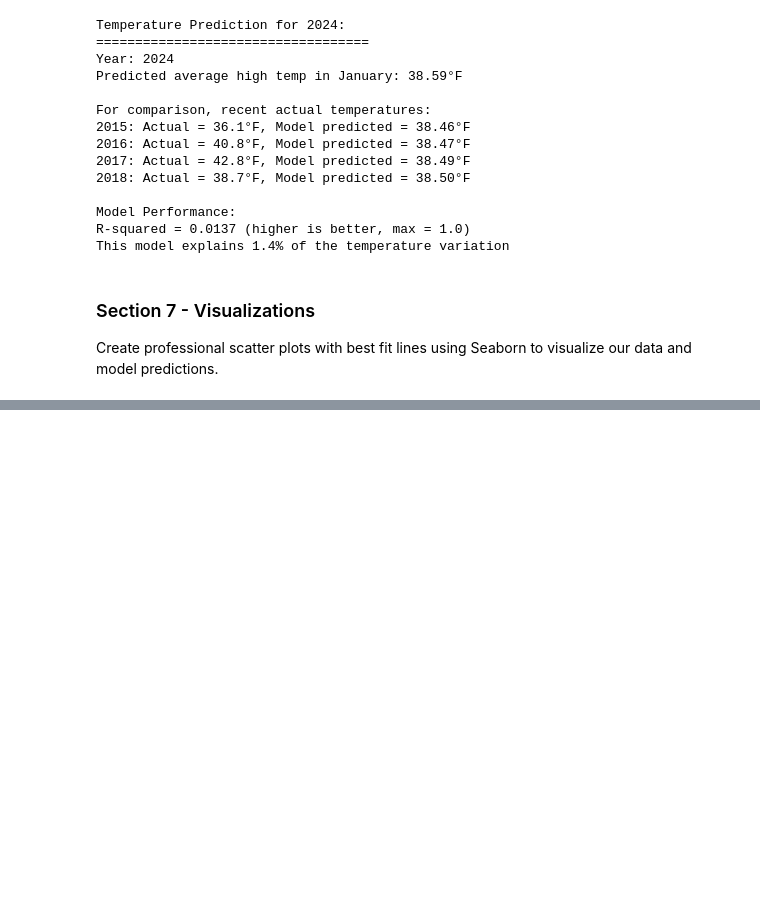
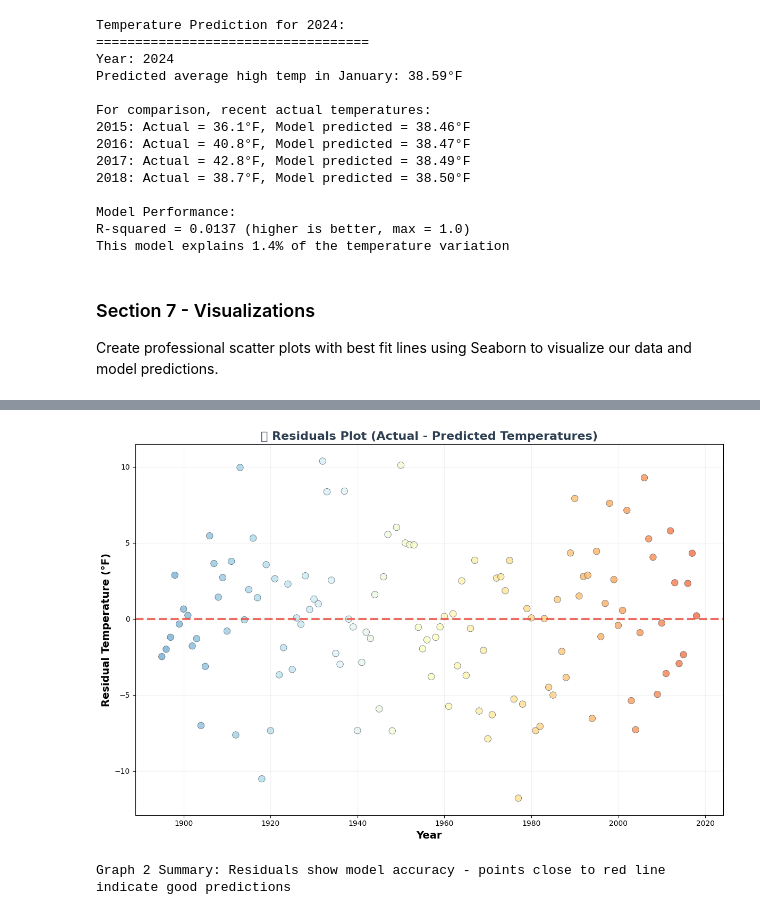
Before and after one commit to ksteele3712/datafun-07_ml, a Jupyter notebook: kristinesteele_ml.ipynb, the cells around one changed output, grey strips where cells are left out. Cells and saved outputs as stored; diff of their text form; code cells hidden in the pictures; blank space fills up the shorter version.

```diff
--- a/kristinesteele_ml.ipynb
+++ b/kristinesteele_ml.ipynb
@@ -467,0 +489,19 @@ Create professional scatter plots with best fit lines using Seaborn to visualize
+# %%
+# Graph 2: Residuals plot - shows prediction errors
+plt.figure(figsize=(12, 8))
+residuals = y - y_pred
+# Create gradient colors based on residual values
+colors = plt.cm.RdYlBu_r(np.linspace(0.2, 0.8, len(residuals)))  # Red-Yellow-Blue gradient
+plt.scatter(X, residuals, alpha=0.8, s=80, c=colors, edgecolors='#2C3E50', linewidth=0.5)
+plt.axhline(y=0, color='#E74C3C', linestyle='--', linewidth=3, alpha=0.8)  # Bright red reference line
+plt.title('📊 Residuals Plot (Actual - Predicted Temperatures)', fontsize=16, fontweight='bold', color='#2C3E50')
+plt.xlabel('Year', fontsize=14, fontweight='bold')
+plt.ylabel('Residual Temperature (°F)', fontsize=14, fontweight='bold')
+plt.grid(True, alpha=0.3, color='lightgray')
+plt.tight_layout()
+plt.show()
+
+print(f"Graph 2 Summary: Residuals show model accuracy - points close to red line indicate good predictions")
+# %% [output]
+[figure, added]
+Graph 2 Summary: Residuals show model accuracy - points close to red line indicate good predictions
```
Also changed, not shown: parts of 18 cells of this notebook, 1 other file.
